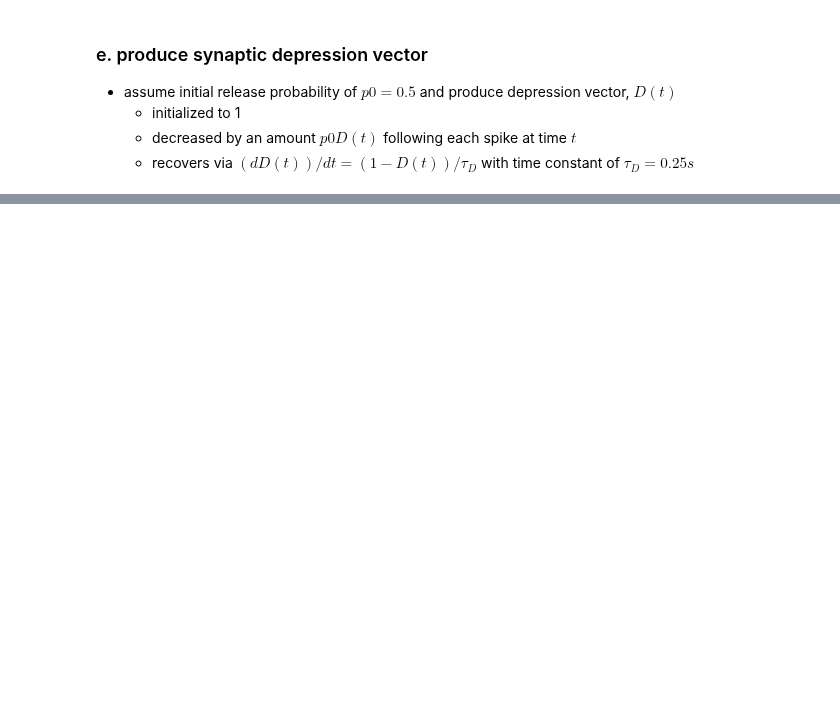
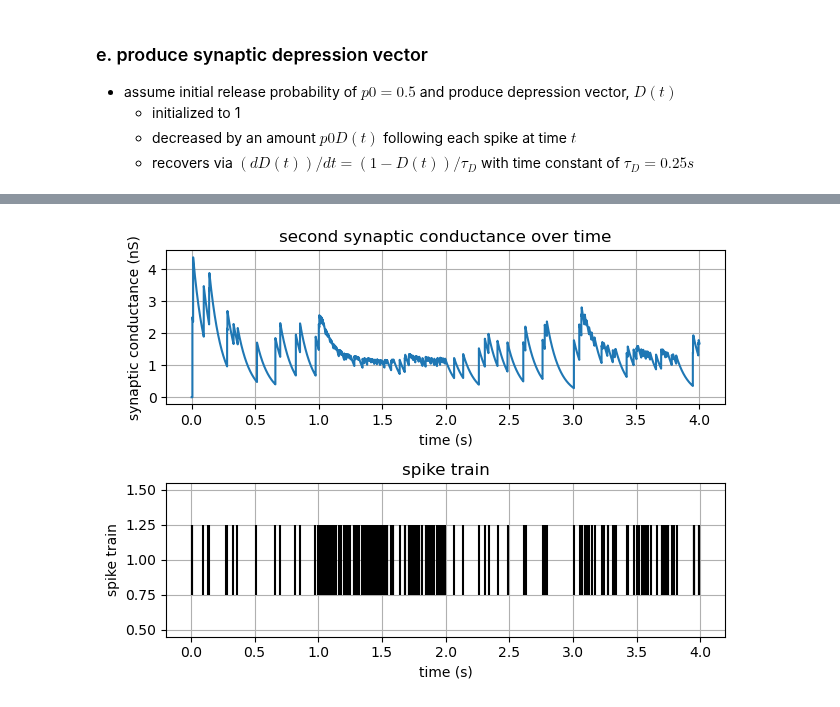
Before and after one commit to polsen99/intro_comp_neuro, a Jupyter notebook: tutorial 5.1 - synaptic responses to changes in inputs.ipynb, the cells around one changed output, grey strips where cells are left out. Drawn from its saved outputs; the diff is of its cells as text; code cells hidden in the pictures; blank space fills up the shorter version.

```diff
--- a/tutorial 5.1 - synaptic responses to changes in inputs.ipynb
+++ b/tutorial 5.1 - synaptic responses to changes in inputs.ipynb
@@ -94,0 +130,32 @@ for i in range(1, len(t)):
+# %%
+delta_g_max = 5e-9
+tau = 0.1
+p0 = 0.5
+
+g_syn2 = np.zeros_like(t)
+
+for i in range(1, len(t)):
+    # decay conductance
+    g_syn2[i] = g_syn2[i - 1] * np.exp(-dt / tau)
+
+    # increase if spike
+    if spike_train[i] == 1:
+        g_syn2[i] += delta_g_max * p0 * depression[i - 1]
+# %%
+plt.subplot(2, 1, 1)
+plt.plot(t, g_syn2 * 1e9)
+plt.title('second synaptic conductance over time')
+plt.xlabel('time (s)')
+plt.ylabel('synaptic conductance (nS)')
+plt.grid(True)
+
+plt.subplot(2, 1, 2)
+plt.eventplot(t[spike_train], color='k', linelengths=0.5)
+plt.ylabel('spike train')
+plt.title('spike train')
+plt.xlabel('time (s)')
+plt.grid(True)
+
+plt.tight_layout()
+# %% [output]
+[figure, added]
```
Also changed, not shown: parts of 21 cells of this notebook.
